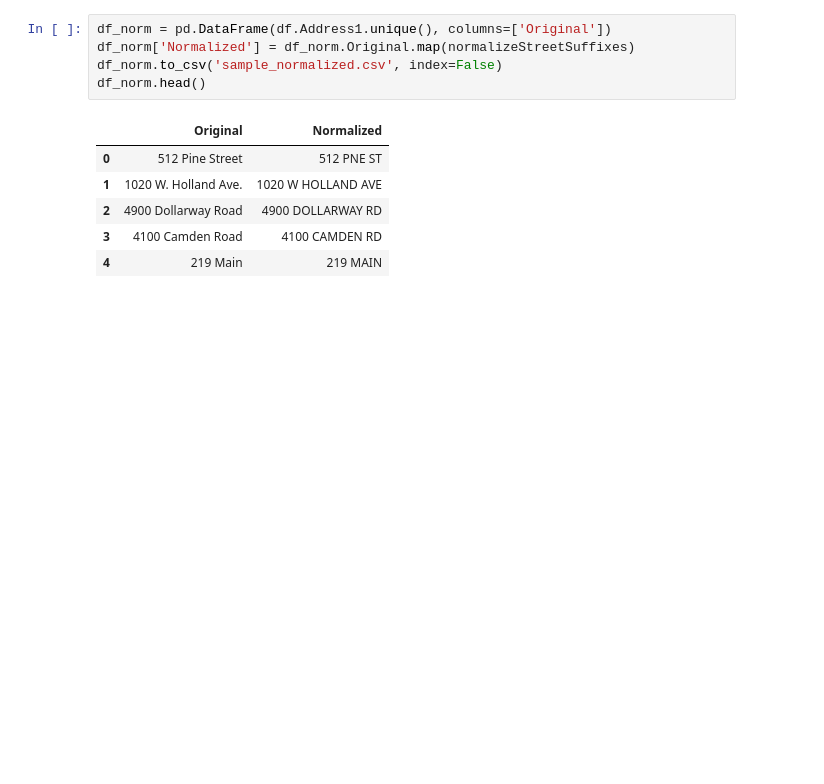
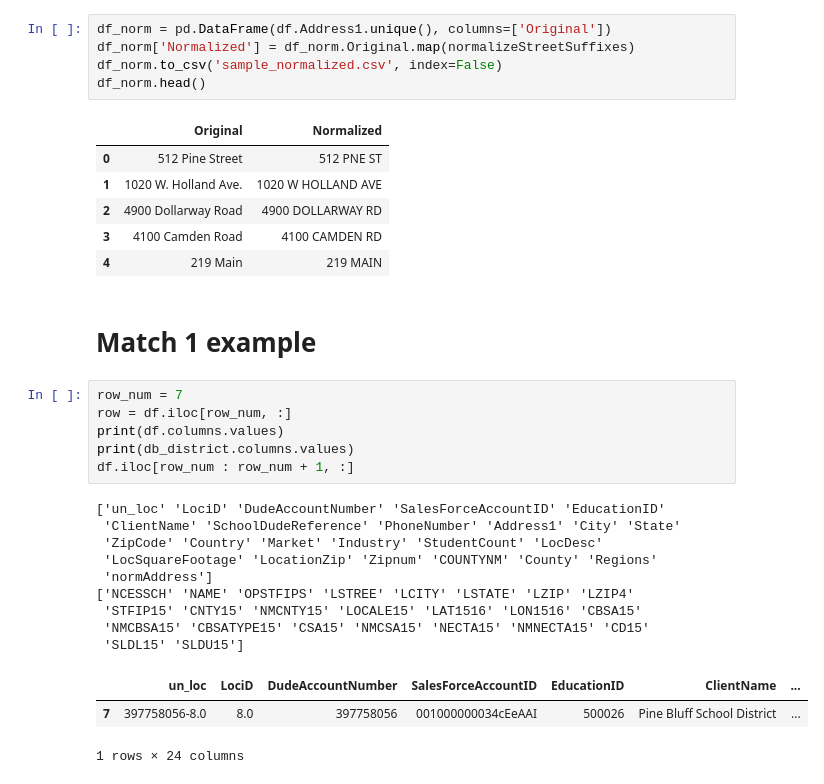
Before and after one commit to leeprevost/SchoolLocationFuzzyMatch, a Jupyter notebook: fuzzy.ipynb, the cells around one changed output. Cells and saved outputs as stored; diff of their text form; blank space fills up the shorter version.

```diff
--- a/fuzzy.ipynb
+++ b/fuzzy.ipynb
@@ -206,3 +209,24 @@ df_norm.head()
 | 2 | 4900 Dollarway Road | 4900 DOLLARWAY RD |
 | 3 | 4100 Camden Road | 4100 CAMDEN RD |
 | 4 | 219 Main | 219 MAIN |
+# %% [markdown]
+# Match 1 example
+# %%
+row_num = 7
+row = df.iloc[row_num, :]
+print(df.columns.values)
+print(db_district.columns.values)
+df.iloc[row_num : row_num + 1, :]
+# %% [output]
+['un_loc' 'LociD' 'DudeAccountNumber' 'SalesForceAccountID' 'EducationID'
+ 'ClientName' 'SchoolDudeReference' 'PhoneNumber' 'Address1' 'City' 'State'
+ 'ZipCode' 'Country' 'Market' 'Industry' 'StudentCount' 'LocDesc'
+ 'LocSquareFootage' 'LocationZip' 'Zipnum' 'COUNTYNM' 'County' 'Regions'
+ 'normAddress']
+['NCESSCH' 'NAME' 'OPSTFIPS' 'LSTREE' 'LCITY' 'LSTATE' 'LZIP' 'LZIP4'
+ 'STFIP15' 'CNTY15' 'NMCNTY15' 'LOCALE15' 'LAT1516' 'LON1516' 'CBSA15'
+ 'NMCBSA15' 'CBSATYPE15' 'CSA15' 'NMCSA15' 'NECTA15' 'NMNECTA15' 'CD15'
+ 'SLDL15' 'SLDU15']
+|  | un_loc | LociD | DudeAccountNumber | SalesForceAccountID | EducationID | ClientName | ... |
+| 7 | 397758056-8.0 | 8.0 | 397758056 | 001000000034cEeAAI | 500026 | Pine Bluff School District | ... |
+1 rows × 24 columns
```
Also changed, not shown: parts of 12 cells of this notebook, 1 other file.
